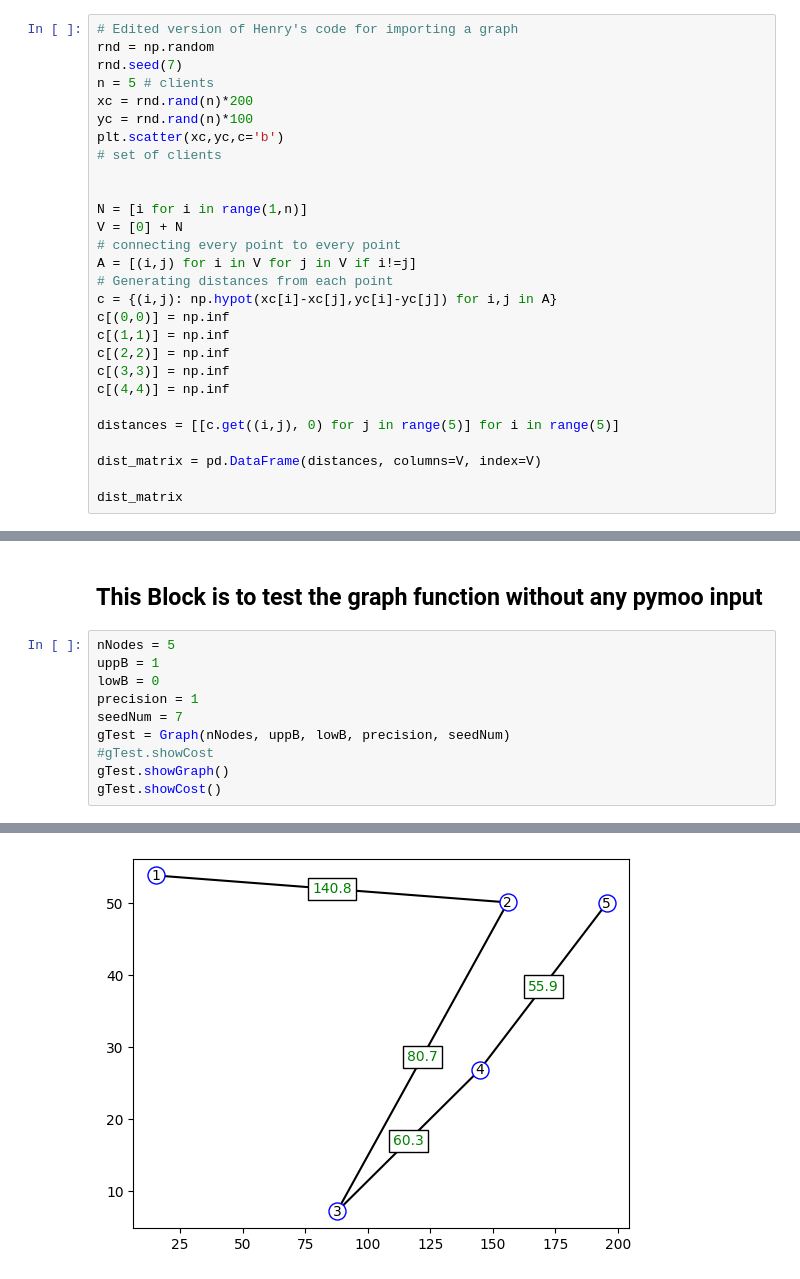
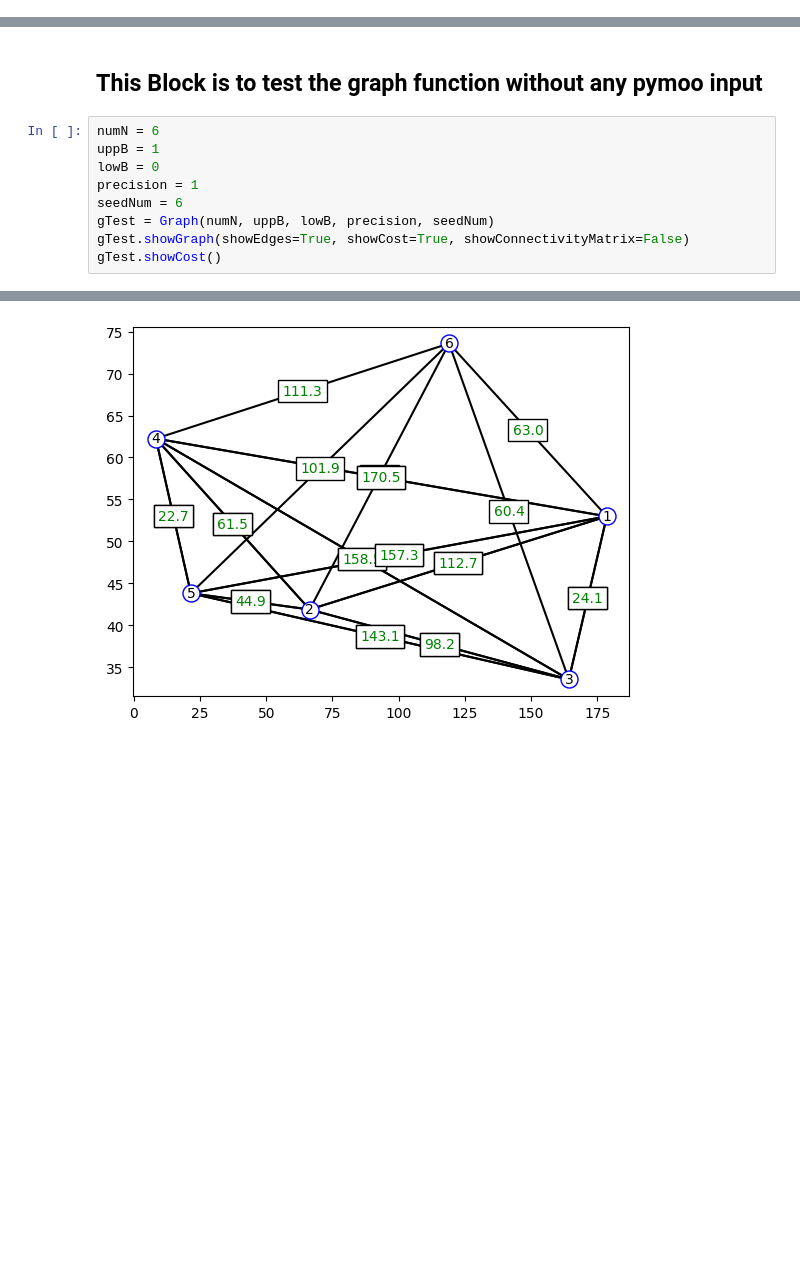
Before and after one commit to AshtonBeresford/Optimization-Research, a Jupyter notebook: longestPathTemp.ipynb, the cells around one changed output, grey strips where cells are left out. Cells and saved outputs as stored; diff of their text form; blank space fills up the shorter version.

Commit message:
Finished longestPath algorithm
Finished developing the longest path algorithm and it seemingly works, however I still need to develop an algorithm that correctly tests it.

```diff
--- a/longestPathTemp.ipynb
+++ b/longestPathTemp.ipynb
@@ -22,28 +21,0 @@ import math
-# %%
-# Edited version of Henry's code for importing a graph
-rnd = np.random
-rnd.seed(7)
-n = 5 # clients
-xc = rnd.rand(n)*200
-yc = rnd.rand(n)*100
-plt.scatter(xc,yc,c='b')
-# set of clients
-
-
-N = [i for i in range(1,n)]
-V = [0] + N
-# connecting every point to every point
-A = [(i,j) for i in V for j in V if i!=j]
-# Generating distances from each point
-c = {(i,j): np.hypot(xc[i]-xc[j],yc[i]-yc[j]) for i,j in A}
-c[(0,0)] = np.inf
-c[(1,1)] = np.inf
-c[(2,2)] = np.inf
-c[(3,3)] = np.inf
-c[(4,4)] = np.inf
-
-distances = [[c.get((i,j), 0) for j in range(5)] for i in range(5)]
-
-dist_matrix = pd.DataFrame(distances, columns=V, index=V)
-
-dist_matrix
@@ -166,13 +165,12 @@ class Graph:
 # %% [markdown]
 ## This Block is to test the graph function without any pymoo input
 # %%
-nNodes = 5
+numN = 6
 uppB = 1
 lowB = 0
 precision = 1
-seedNum = 7
-gTest = Graph(nNodes, uppB, lowB, precision, seedNum)
-#gTest.showCost
-gTest.showGraph()
+seedNum = 6
+gTest = Graph(numN, uppB, lowB, precision, seedNum)
+gTest.showGraph(showEdges=True, showCost=True, showConnectivityMatrix=False)
 gTest.showCost()
 # %% [output]
@@ -184,4 +183,4 @@ gTest.showCost()
-[figure, old version]
+[figure, new version]
 # %%
 #element wise problem looks at one solution at a time, normal problem would look at all problems at once
 class longestPath(ElementwiseProblem):
```
Also changed, not shown: parts of 7 cells of this notebook.
